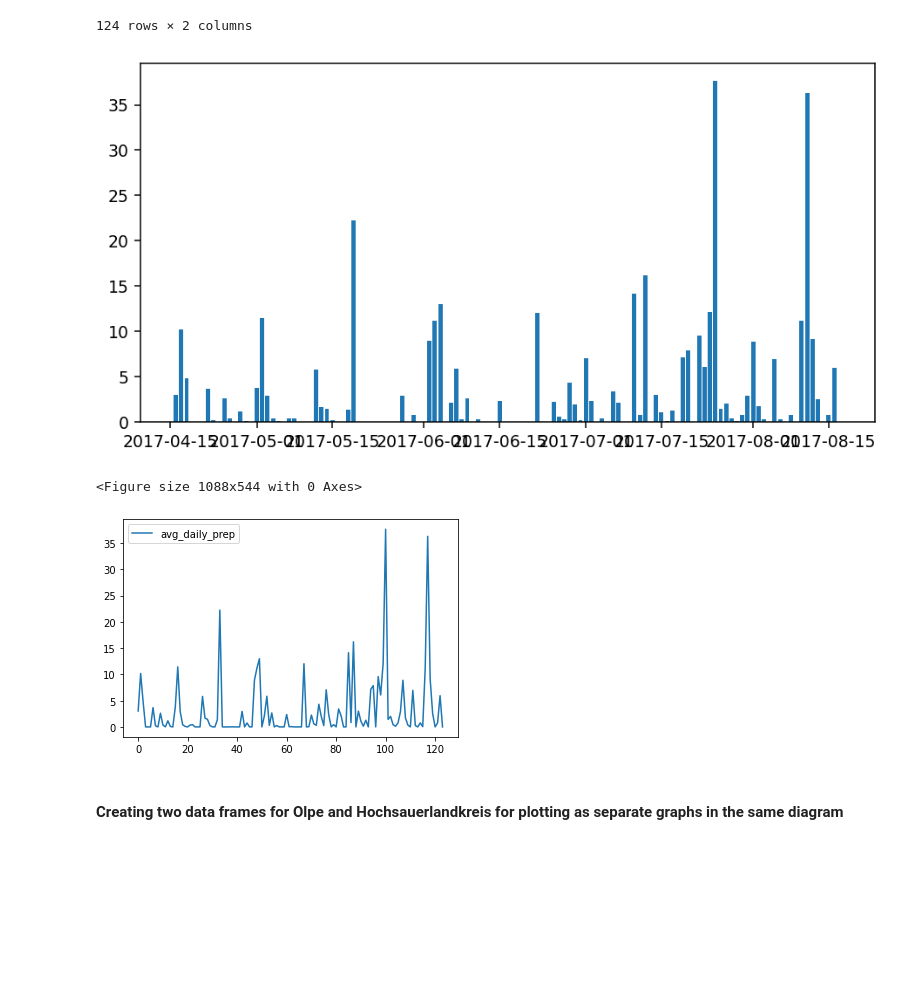
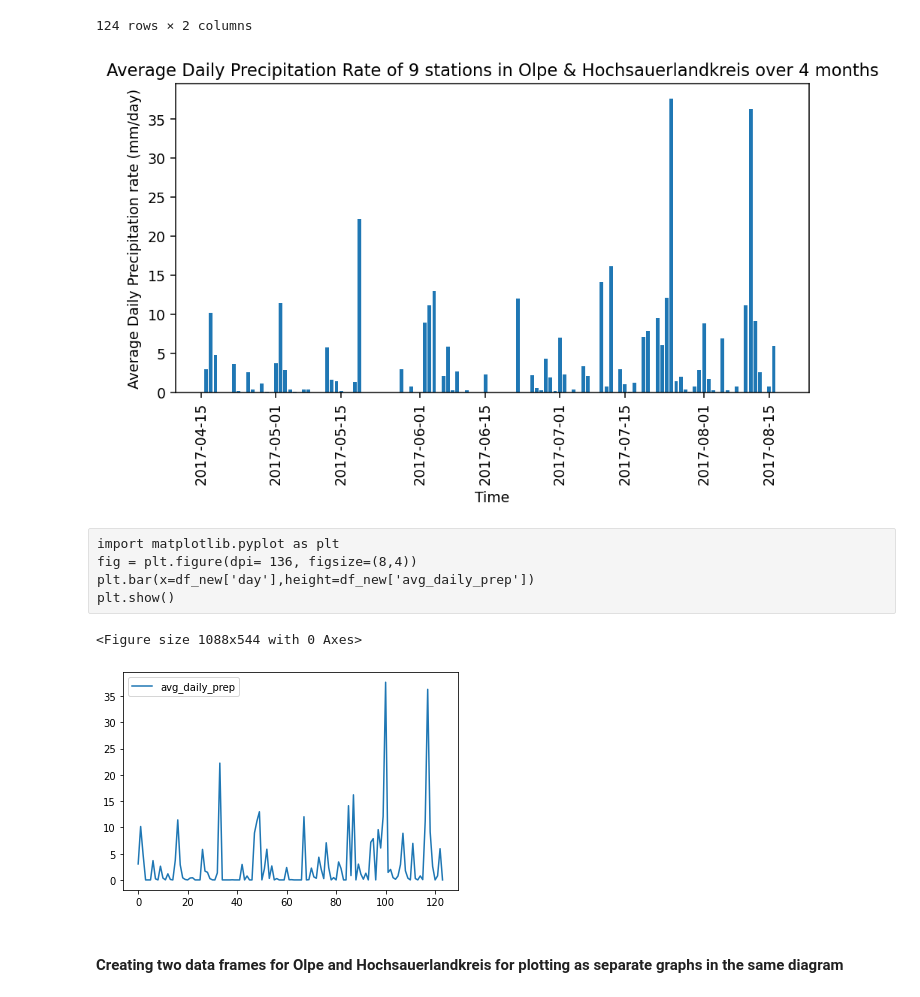
Before and after one commit to Shirvan1992/NDVI_analysis_NRW, a Jupyter notebook: python files/exercise_4.ipynb, the cells around one changed output. Saved outputs shown, nothing was run; the diff lists cells and outputs as text; code cells hidden in the pictures; blank space fills up the shorter version.

```diff
--- a/python files/exercise_4.ipynb
+++ b/python files/exercise_4.ipynb
@@ -146,22 +161,35 @@ df_new
 | 122 | 2017-08-16 | 5.9500 |
 | 123 | 2017-08-17 | 0.0000 |
 124 rows × 2 columns
+# %%
+fig = plt.figure(dpi= 136, figsize=(8,4))
+plt.bar(x=df_new['day'],height=df_new['avg_daily_prep'])
+
+plt.xlabel('Time')
+plt.ylabel('Average Daily Precipitation rate (mm/day)')
+plt.title('Average Daily Precipitation Rate of 9 stations in Olpe & Hochsauerlandkreis over 4 months')
+plt.xticks(rotation=90)
+plt.show()
+# %% [output]
+[figure, added]
+# %% [raw]
+import matplotlib.pyplot as plt
+fig = plt.figure(dpi= 136, figsize=(8,4))
+plt.bar(x=df_new['day'],height=df_new['avg_daily_prep'])
+plt.show()
 # %%
 import matplotlib.pyplot as plt
 fig = plt.figure(dpi= 136, figsize=(8,4))
-plt.bar(x=df_new['day'],height=df_new['avg_daily_prep'])
+df_new.plot()
+
+#plt.xlabel('Time')
+#plt.ylabel('Average Daily Precipitation rate (mm/day)')
+#plt.title('Average Daily Precipitation Rate of 9 stations in Olpe & Hochsauerlandkreis over 4 months')
+#plt.xticks(rotation=90)
 plt.show()
 # %% [output]
+<Figure size 1088x544 with 0 Axes>
-[figure, old version]
+[figure, new version]
-# %%
-import matplotlib.pyplot as plt
-fig = plt.figure(dpi= 136, figsize=(8,4))
-df_new.plot()
-
-plt.show()
-# %% [output]
-<Figure size 1088x544 with 0 Axes>
-[figure, removed]
 # %% [markdown]
 #### Creating two data frames for Olpe and Hochsauerlandkreis for plotting as separate graphs in the same diagram
 # %%
```
Also changed, not shown: parts of 8 cells of this notebook.
